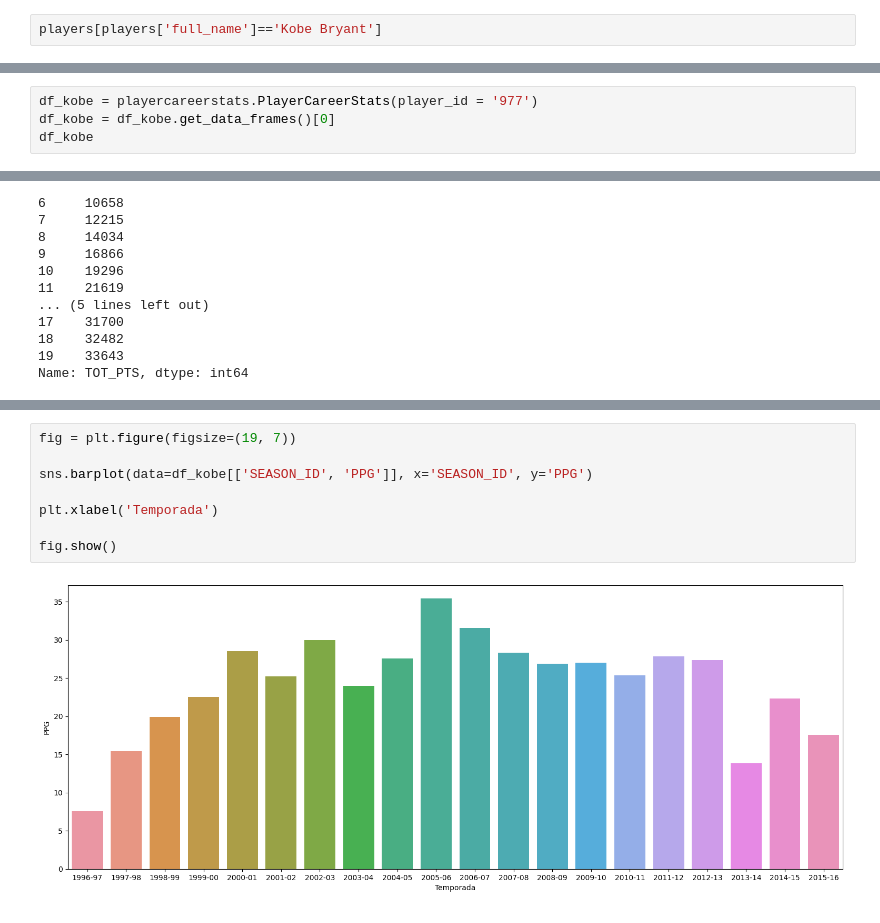
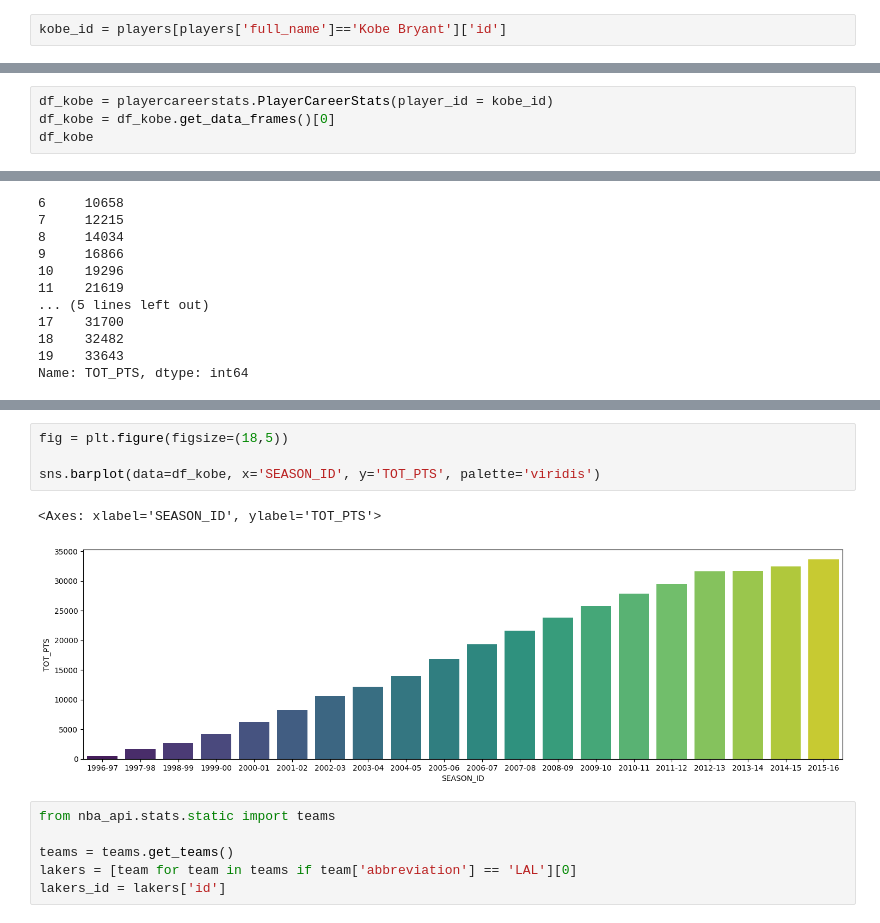
Before and after one commit to brunocgrillo/kobe_stats, a Jupyter notebook: nba.ipynb, the cells around one changed output, grey strips where cells are left out. Cells and saved outputs as stored; diff of their text form.

Commit message:
Importando mais dados

```diff
--- a/nba.ipynb
+++ b/nba.ipynb
@@ -37,4 +37,4 @@ players
 | 4814 | 78650 | Matt Zunic | Matt | Zunic | False |
 4815 rows × 5 columns
 # %%
-players[players['full_name']=='Kobe Bryant']
+kobe_id = players[players['full_name']=='Kobe Bryant']['id']
@@ -44,5 +41,5 @@ players[players['full_name']=='Kobe Bryant']
 # %%
-df_kobe = playercareerstats.PlayerCareerStats(player_id = '977')
+df_kobe = playercareerstats.PlayerCareerStats(player_id = kobe_id)
 df_kobe = df_kobe.get_data_frames()[0]
 df_kobe
 # %% [output]
@@ -129,10 +136,13 @@ Name: PPG, dtype: float64
 # %%
-fig = plt.figure(figsize=(19, 7))
+fig = plt.figure(figsize=(18,5))
 
-sns.barplot(data=df_kobe[['SEASON_ID', 'PPG']], x='SEASON_ID', y='PPG')
-
-plt.xlabel('Temporada')
-
-fig.show()
+sns.barplot(data=df_kobe, x='SEASON_ID', y='TOT_PTS', palette='viridis')
 # %% [output]
+<Axes: xlabel='SEASON_ID', ylabel='TOT_PTS'>
-[figure, old version]
+[figure, new version]
+# %%
+from nba_api.stats.static import teams
+
+teams = teams.get_teams()
+lakers = [team for team in teams if team['abbreviation'] == 'LAL'][0]
+lakers_id = lakers['id']
```
Also changed, not shown: parts of 7 cells of this notebook.
